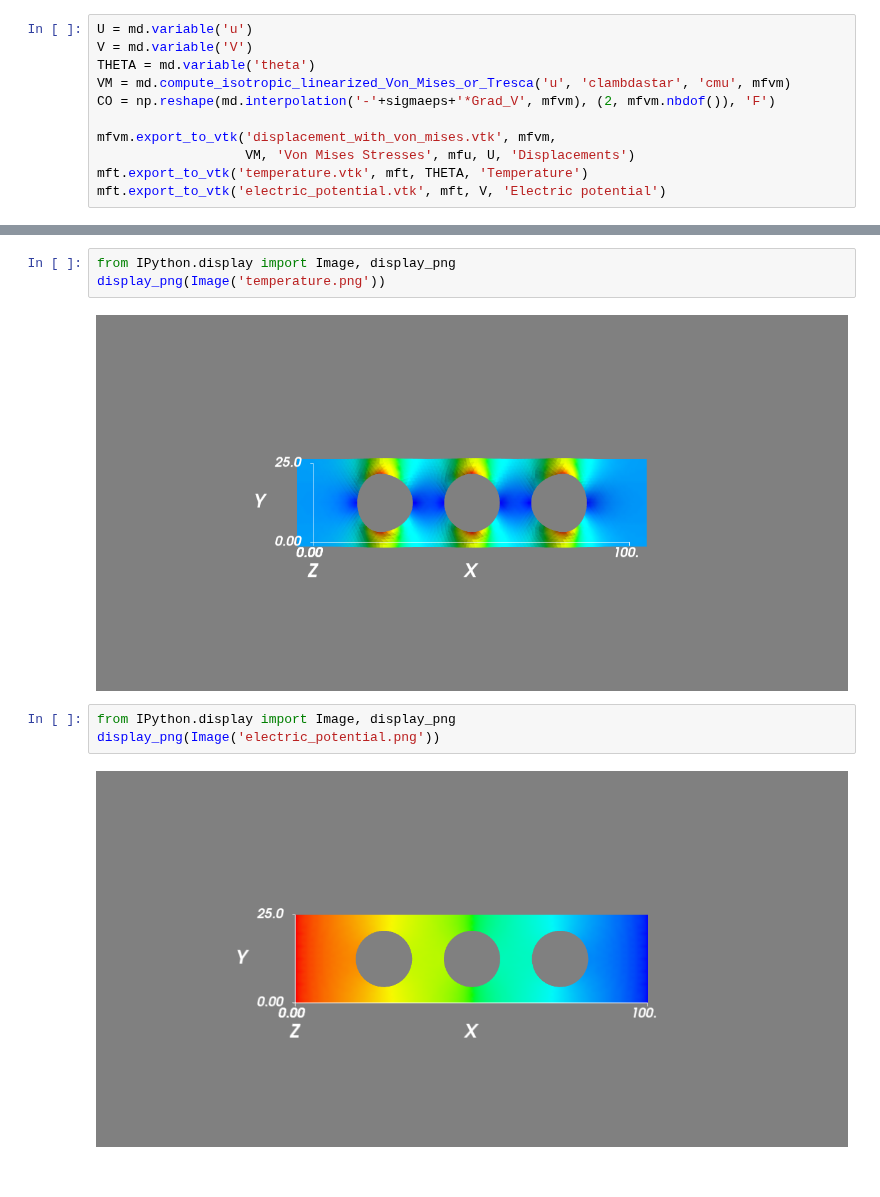
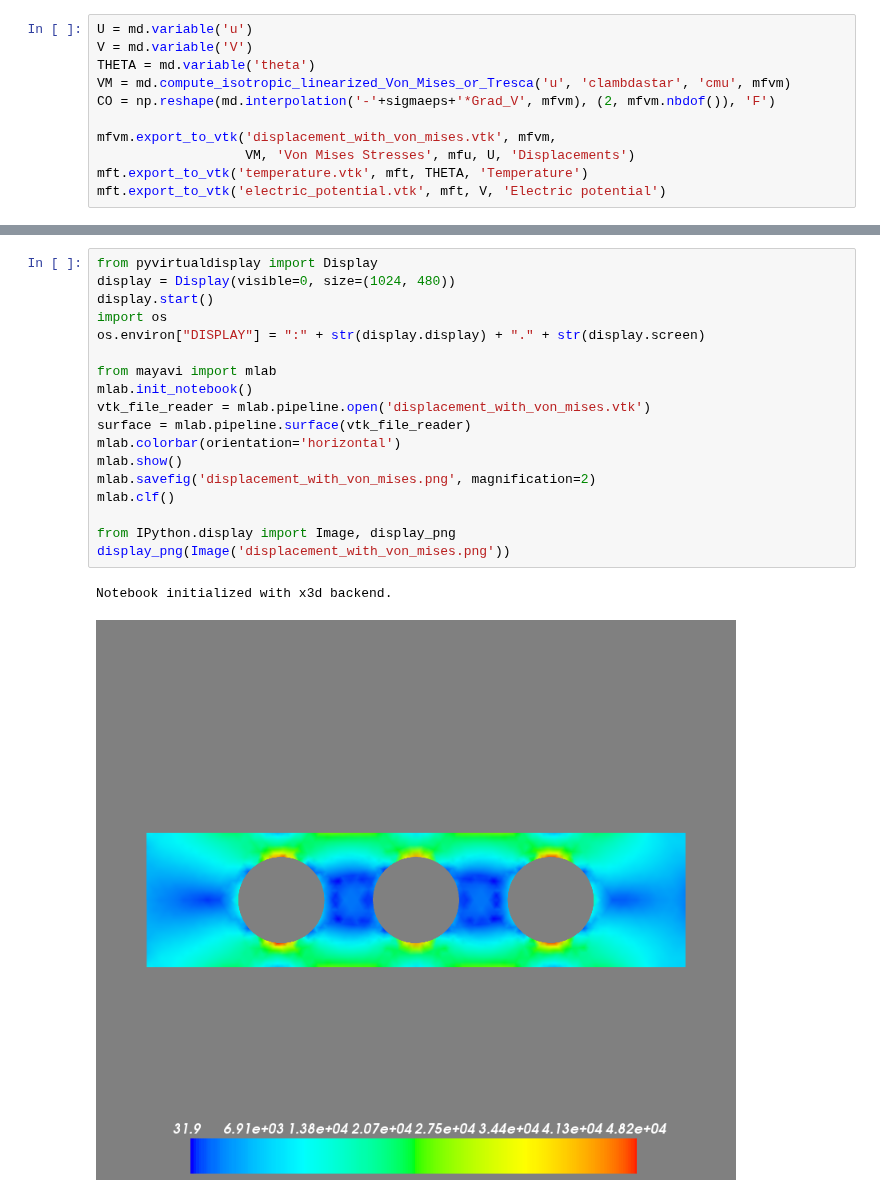
Before and after one commit to tkoyama010/Colaboratory, a Jupyter notebook: thermo_coupling.ipynb, the cells around one changed output, grey strips where cells are left out. Saved outputs shown, nothing was run; the diff lists cells and outputs as text.

```diff
--- a/thermo_coupling.ipynb
+++ b/thermo_coupling.ipynb
@@ -382,10 +367,21 @@ display_png(Image('displacement_with_von_mises.png'))
-# %%
-from IPython.display import Image, display_png
-display_png(Image('temperature.png'))
-# %% [output]
-[figure, removed]
-# %%
-from IPython.display import Image, display_png
-display_png(Image('electric_potential.png'))
-# %% [output]
-[figure, removed]
+# %%
+from pyvirtualdisplay import Display
+display = Display(visible=0, size=(1024, 480))
+display.start()
+import os
+os.environ["DISPLAY"] = ":" + str(display.display) + "." + str(display.screen)
+
+from mayavi import mlab
+mlab.init_notebook()
+vtk_file_reader = mlab.pipeline.open('displacement_with_von_mises.vtk')
+surface = mlab.pipeline.surface(vtk_file_reader)
+mlab.colorbar(orientation='horizontal')
+mlab.show()
+mlab.savefig('displacement_with_von_mises.png', magnification=2)
+mlab.clf()
+
+from IPython.display import Image, display_png
+display_png(Image('displacement_with_von_mises.png'))
+# %% [output]
+Notebook initialized with x3d backend.
+[figure, added]
```
Also changed, not shown: parts of 8 cells of this notebook.
